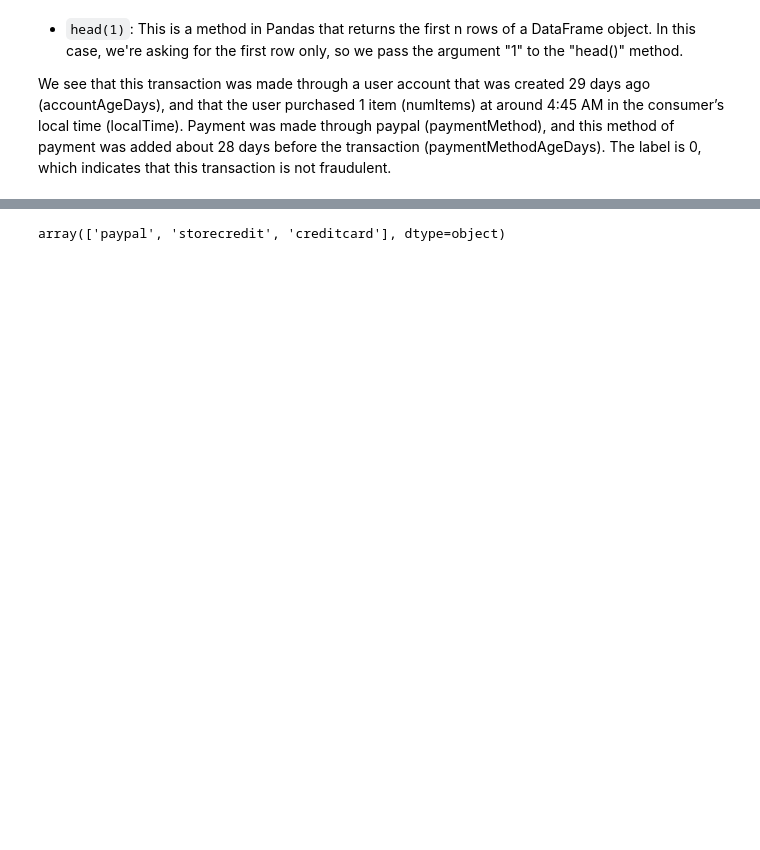
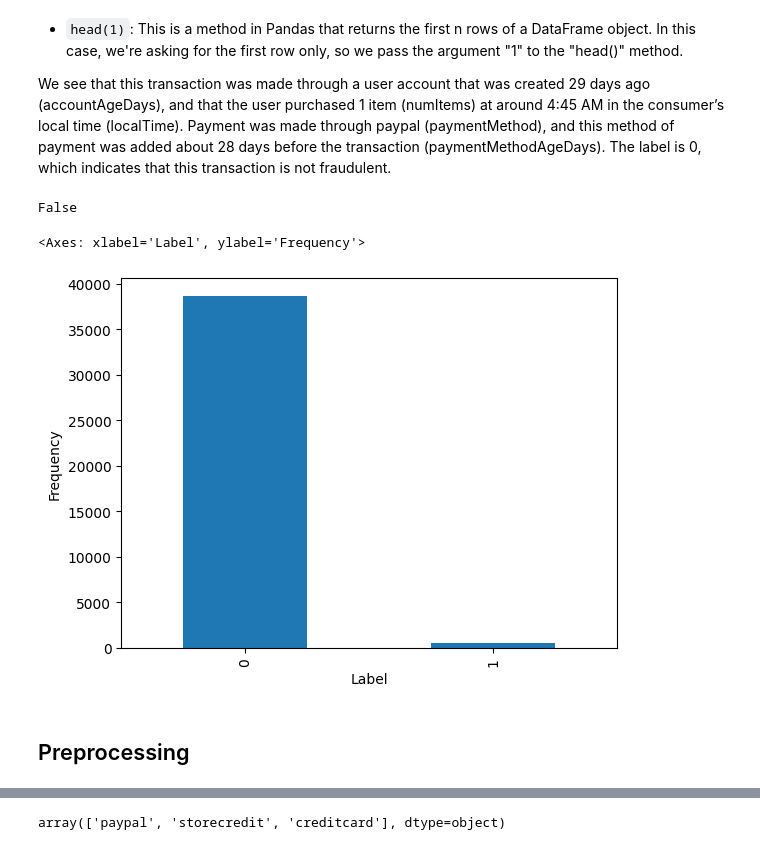
Before and after one commit to hasan-rakibul/AI-cybersec, a Jupyter notebook: Lab 8/lab_8.ipynb, the cells around one changed output, grey strips where cells are left out. Cells and saved outputs as stored; diff of their text form; code cells hidden in the pictures; blank space fills up the shorter version.

```diff
--- a/Lab 8/lab_8.ipynb
+++ b/Lab 8/lab_8.ipynb
@@ -53,3 +65,20 @@ transaction_df.head(1)
 - `head(1)`: This is a method in Pandas that returns the first n rows of a DataFrame object. In this case, we're asking for the first row only, so we pass the argument "1" to the "head()" method.
 
 We see that this transaction was made through a user account that was created 29 days ago (accountAgeDays), and that the user purchased 1 item (numItems) at around 4:45 AM in the consumer’s local time (localTime). Payment was made through paypal (paymentMethod), and this method of payment was added about 28 days before the transaction (paymentMethodAgeDays). The label is 0, which indicates that this transaction is not fraudulent.
+# %%
+# checking missing/NaN values
+print(transaction_df.isnull().any().any())
+# %% [output]
+False
+# %%
+# Plotting - is the dataset balanced?
+transaction_df['label'].value_counts().plot(
+    kind='bar',
+    xlabel='Label',
+    ylabel='Frequency'
+)
+# %% [output]
+<Axes: xlabel='Label', ylabel='Frequency'>
+[figure, added]
+# %% [markdown]
+## Preprocessing
```
Also changed, not shown: parts of 13 cells of this notebook.
